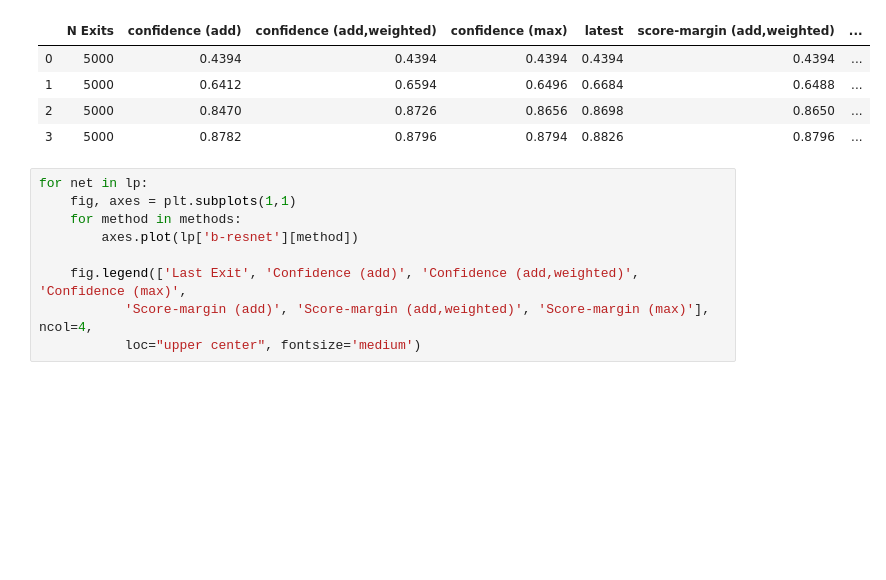
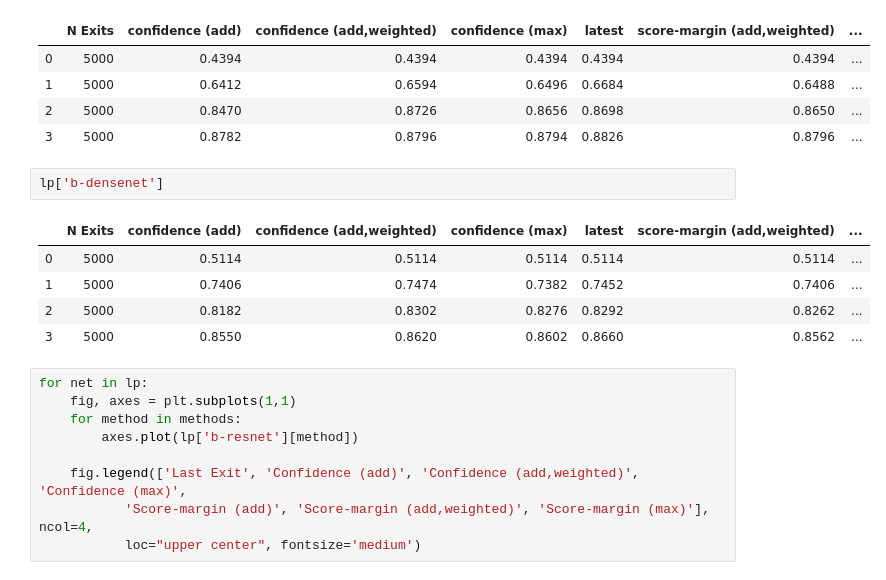
Before and after one commit to AlexKarlsen/thesis-src, a Jupyter notebook: DDNN/edge_test/sandbox.ipynb, the cells around one changed output. Drawn from its saved outputs; the diff is of its cells as text; blank space fills up the shorter version.

```diff
--- a/DDNN/edge_test/sandbox.ipynb
+++ b/DDNN/edge_test/sandbox.ipynb
@@ -184,6 +203,14 @@ lp['b-resnet']
 | 1 | 5000 | 0.6412 | 0.6594 | 0.6496 | 0.6684 | 0.6488 | ... |
 | 2 | 5000 | 0.8470 | 0.8726 | 0.8656 | 0.8698 | 0.8650 | ... |
 | 3 | 5000 | 0.8782 | 0.8796 | 0.8794 | 0.8826 | 0.8796 | ... |
+# %%
+lp['b-densenet']
+# %% [output]
+|  | N Exits | confidence (add) | confidence (add,weighted) | confidence (max) | latest | score-margin (add,weighted) | ... |
+| 0 | 5000 | 0.5114 | 0.5114 | 0.5114 | 0.5114 | 0.5114 | ... |
+| 1 | 5000 | 0.7406 | 0.7474 | 0.7382 | 0.7452 | 0.7406 | ... |
+| 2 | 5000 | 0.8182 | 0.8302 | 0.8276 | 0.8292 | 0.8262 | ... |
+| 3 | 5000 | 0.8550 | 0.8620 | 0.8602 | 0.8660 | 0.8562 | ... |
 # %%
 for net in lp:
     fig, axes = plt.subplots(1,1)
```
Also changed, not shown: parts of 6 cells of this notebook, 9 other files.
